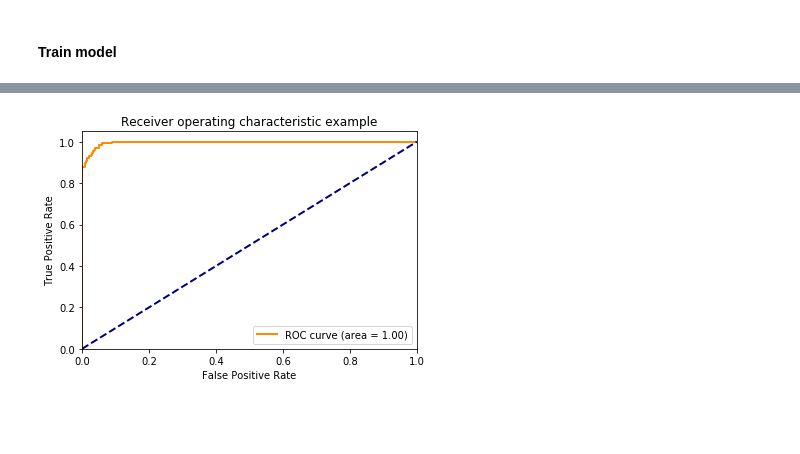
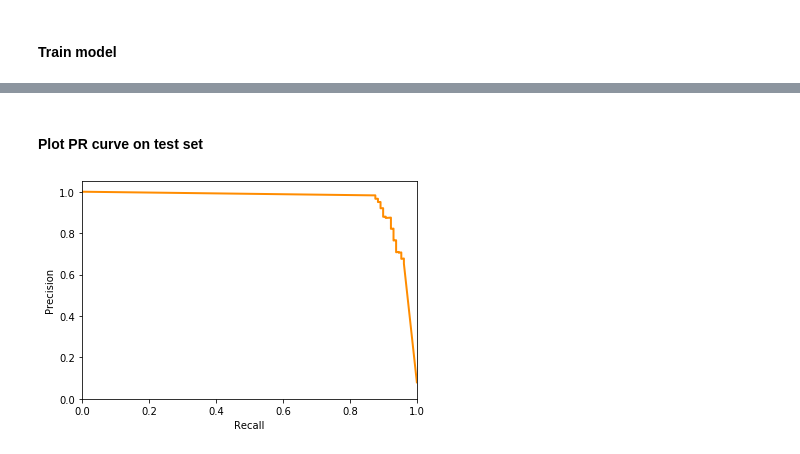
Before and after one commit to danielhomola/federated_ml_platform, a Jupyter notebook: notebooks/04_orpp_model.ipynb, the cells around one changed output, grey strips where cells are left out. Saved outputs shown, nothing was run; the diff lists cells and outputs as text; code cells hidden in the pictures; blank space fills up the shorter version.

```diff
--- a/notebooks/04_orpp_model.ipynb
+++ b/notebooks/04_orpp_model.ipynb
@@ -210,15 +254,25 @@ roc_auc = auc(fpr, tpr)
-# %%
-plt.figure()
-lw = 2
-plt.plot(fpr, tpr, color='darkorange',
-         lw=lw, label='ROC curve (area = %0.2f)' % roc_auc)
-plt.plot([0, 1], [0, 1], color='navy', lw=lw, linestyle='--')
-plt.xlim([0.0, 1.0])
-plt.ylim([0.0, 1.05])
-plt.xlabel('False Positive Rate')
-plt.ylabel('True Positive Rate')
-plt.title('Receiver operating characteristic example')
-plt.legend(loc="lower right")
-plt.show()
-# %% [output]
-[figure, removed]
+# %% [markdown]
+#### Plot PR curve on test set
+# %%
+# load model
+custom_objects = {
+    'binary_precision': km.binary_precision(),
+    'binary_recall': km.binary_recall(),
+}
+model = load_model('model_mort.h5', custom_objects=custom_objects)
+
+# predict test and calculate PR
+preds = model.predict(X_test)
+prec, rec, _ = precision_recall_curve(y_test, preds.ravel())
+
+# plot PR
+plt.figure()
+lw = 2
+plt.plot(rec, prec, color='darkorange', lw=lw)
+plt.xlim([0.0, 1.0])
+plt.ylim([0.0, 1.05])
+plt.xlabel('Recall')
+plt.ylabel('Precision')
+plt.show()
+# %% [output]
+[figure, added]
```
Also changed, not shown: parts of 13 cells of this notebook, 1 other file.
